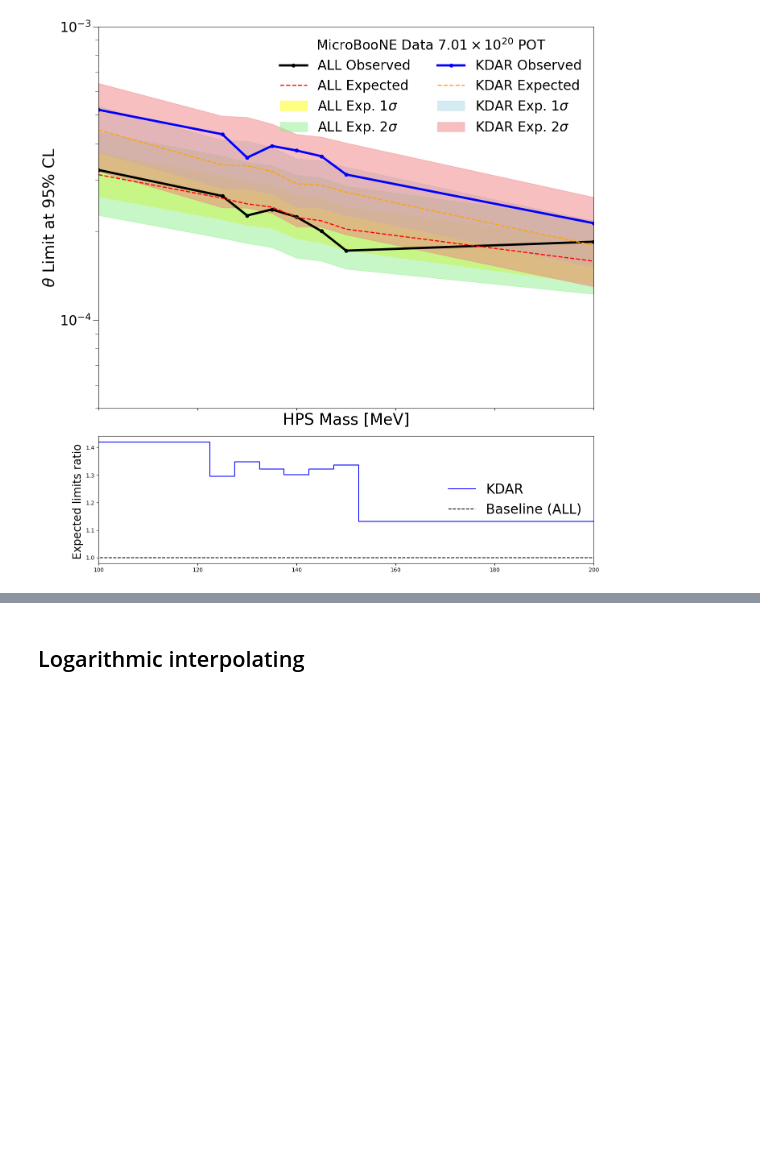
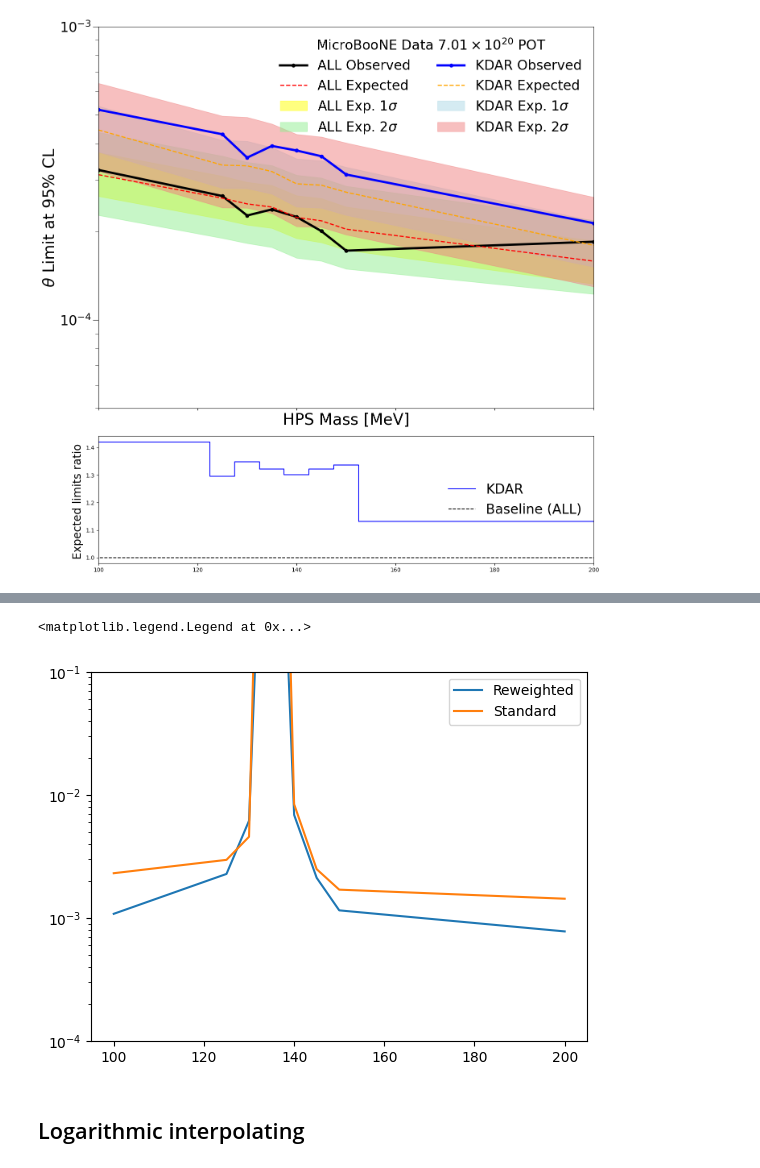
Before and after one commit to JoeBateman/HPS_ALP_Analysis, a Jupyter notebook: Comparison_plot_ALP.ipynb, the cells around one changed output, grey strips where cells are left out. Saved outputs shown, nothing was run; the diff lists cells and outputs as text; code cells hidden in the pictures; blank space fills up the shorter version.

```diff
--- a/Comparison_plot_ALP.ipynb
+++ b/Comparison_plot_ALP.ipynb
@@ -511,11 +513,3 @@ def match_mass_points(input_1, input_2):
         return input_1, input_2
     else:
         return input_2, input_1
-# %%
-arr1 = np.array([0.1,0,1.5])
-arr2 = [0.3,0,1.5]
-
-indices = []
-for i in range(len(arr1)):
-    if arr1[i] == arr2[i]:
-        indices.append(i)
@@ -846,2 +950,14 @@ compare_limits(data_types, limit_to_compare)
+# %%
+def scale_limits(limits, weights):
+    return limits/np.sqrt(weights)
+# %%
+plt.plot(uboone_HPS['Mass'],scale_limits(uboone_HPS['Value'],rw_arr),label='Reweighted')
+plt.plot(uboone_ALP['Mass'],uboone_ALP['Value'],label='Standard')
+plt.yscale('log')
+plt.ylim(1e-4,1e-1)
+plt.legend()
+# %% [output]
+<matplotlib.legend.Legend at 0x...>
+[figure, added]
 # %% [markdown]
 ## Logarithmic interpolating
```
Also changed, not shown: parts of 5 cells of this notebook, 9 other files.
